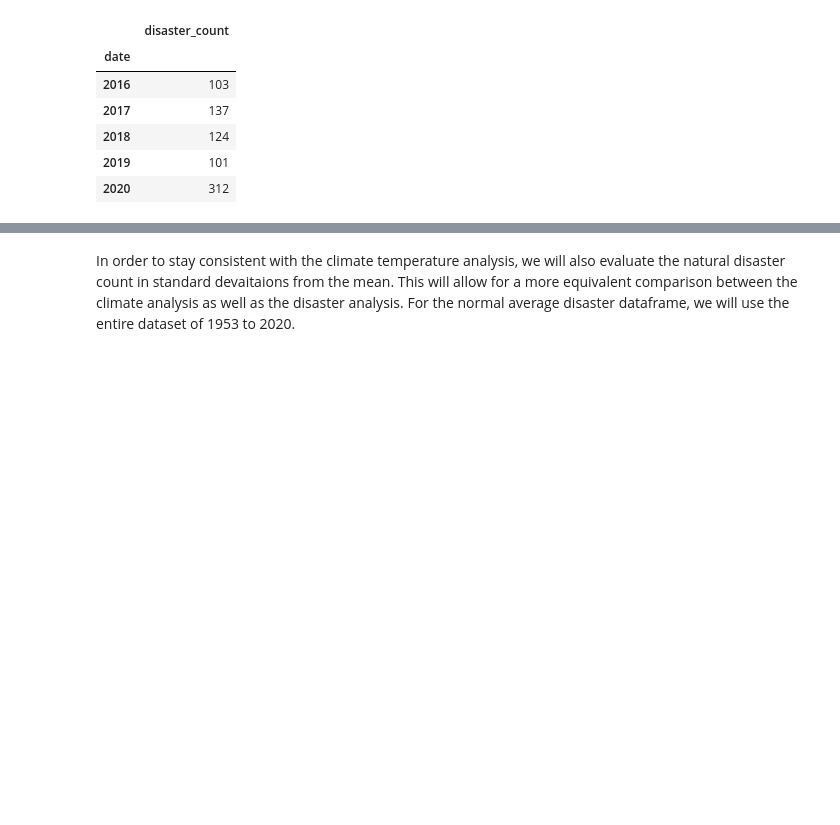
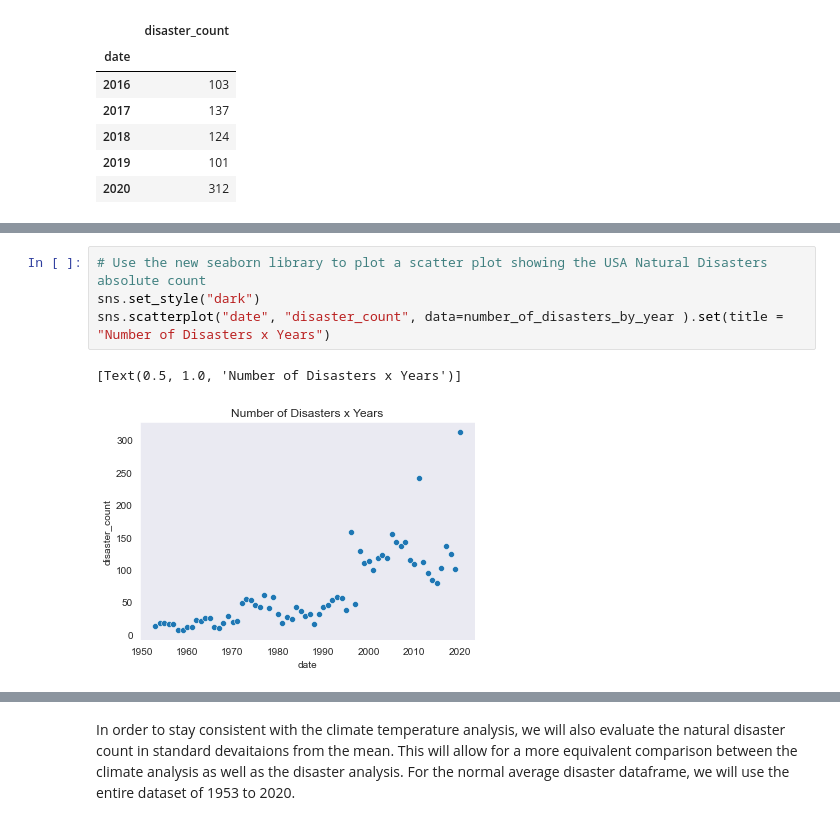
Before and after one commit to joshuacreveling/Group_Project_1, a Jupyter notebook: commodities_prices_vs_climate_change.ipynb, the cells around one changed output, grey strips where cells are left out. Cells and saved outputs as stored; diff of their text form; blank space fills up the shorter version.

```diff
--- a/commodities_prices_vs_climate_change.ipynb
+++ b/commodities_prices_vs_climate_change.ipynb
@@ -472,3 +472,10 @@ number_of_disasters_by_year.hvplot(title = "USA Natural Diaster Absolute Count (
                             rot = 90)
 # %% [output]
 [interactive output not drawn]
+# %%
+# Use the new seaborn library to plot a scatter plot showing the USA Natural Disasters absolute count
+sns.set_style("dark")
+sns.scatterplot("date", "disaster_count", data=number_of_disasters_by_year ).set(title = "Number of Disasters x Years")
+# %% [output]
+[Text(0.5, 1.0, 'Number of Disasters x Years')]
+[figure, added]
```
Also changed, not shown: parts of 3 cells of this notebook.
